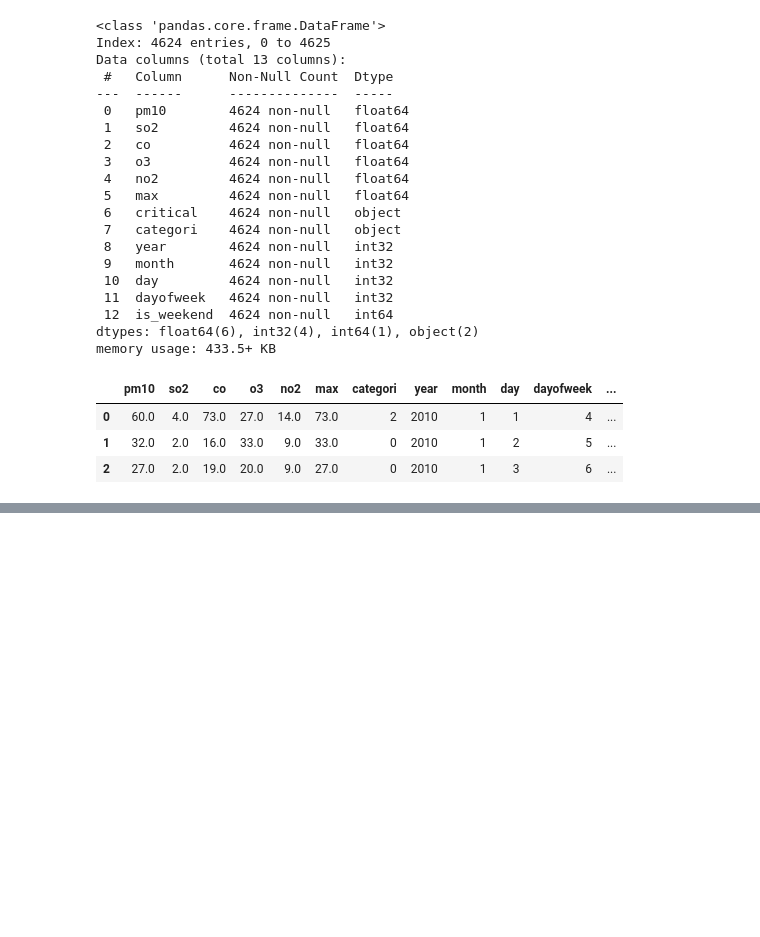
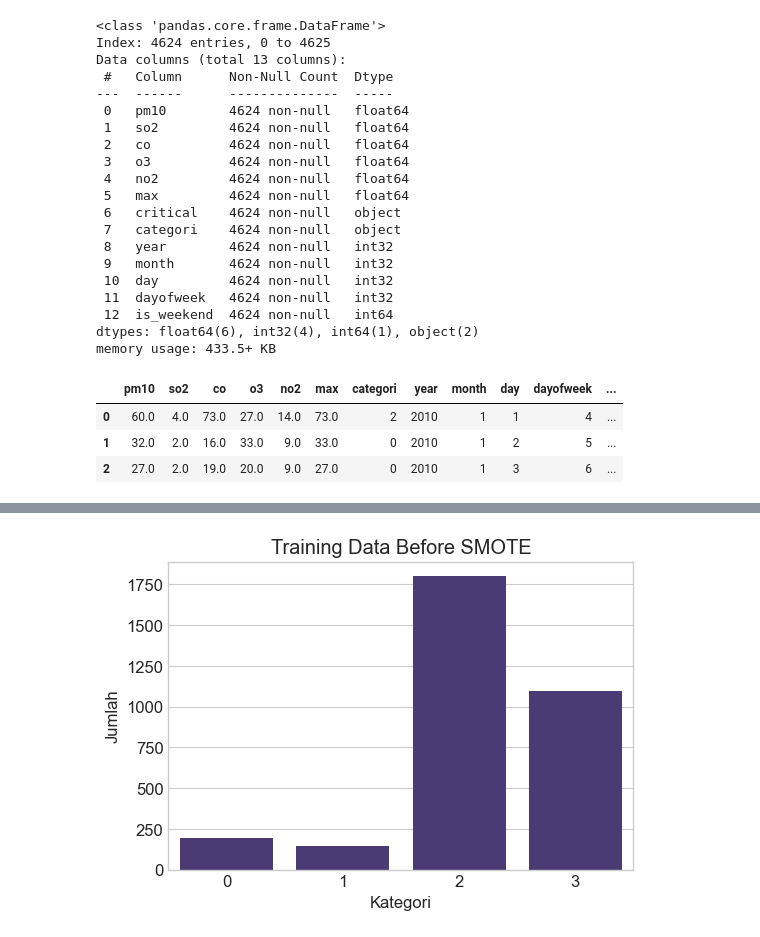
Before and after one commit to NandoG1/Model-Air-Quality-Index-in-Jakarta, a Jupyter notebook: model.ipynb, the cells around one changed output, grey strips where cells are left out. Saved outputs shown, nothing was run; the diff lists cells and outputs as text; code cells hidden in the pictures; blank space fills up the shorter version.

```diff
--- a/model.ipynb
+++ b/model.ipynb
@@ -362,3 +362,8 @@ df.head(3)
 | 0 | 60.0 | 4.0 | 73.0 | 27.0 | 14.0 | 73.0 | 2 | 2010 | 1 | 1 | 4 | ... |
 | 1 | 32.0 | 2.0 | 16.0 | 33.0 | 9.0 | 33.0 | 0 | 2010 | 1 | 2 | 5 | ... |
 | 2 | 27.0 | 2.0 | 19.0 | 20.0 | 9.0 | 27.0 | 0 | 2010 | 1 | 3 | 6 | ... |
+# %%
+df['month_sin'] = np.sin(2 * np.pi * df['month']/12)
+df['month_cos'] = np.cos(2 * np.pi * df['month']/12)
+df['dayofweek_sin'] = np.sin(2 * np.pi * df['dayofweek']/7)
+df['dayofweek_cos'] = np.cos(2 * np.pi * df['dayofweek']/7)
@@ -364,0 +396,11 @@ df.head(3)
+# %%
+X = df[['pm10', 'so2', 'co', 'o3', 'no2', 'max', 'critical_PM10', 'critical_SO2', 'critical_CO', 'critical_O3', 'critical_NO2']]
+y = df['categori']
+# %%
+def split_data(X, y, train_size=0.7, val_size=0.15, test_size=0.15, random_state=42):
+    X_train, X_temp, y_train, y_temp = train_test_split(X, y, train_size=train_size, random_state=random_state, stratify=y)
+    relative_val_size = val_size / (val_size + test_size)
+    X_val, X_test, y_val, y_test = train_test_split(X_temp, y_temp, train_size=relative_val_size, random_state=random_state, stratify=y_temp)
+    return X_train, X_val, X_test, y_train, y_val, y_test
+
+X_train, X_val, X_test, y_train, y_val, y_test = split_data(X, y)
@@ -365,2 +413,11 @@ df.head(3)
+# %%
+plt.figure(figsize=(6,4))
+sns.countplot(x=y_train)
+plt.title('Training Data Before SMOTE')
+plt.xlabel('Kategori')
+plt.ylabel('Jumlah')
+plt.show()
+# %% [output]
+[figure, added]
 # %%
 from imblearn.over_sampling import SMOTE
```
Also changed, not shown: parts of 14 cells of this notebook.
